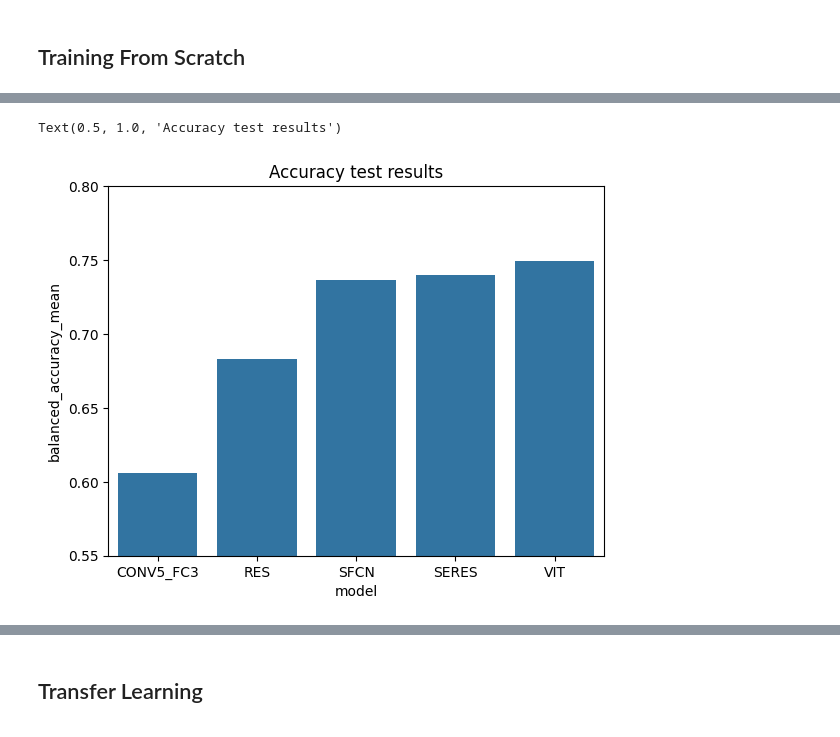
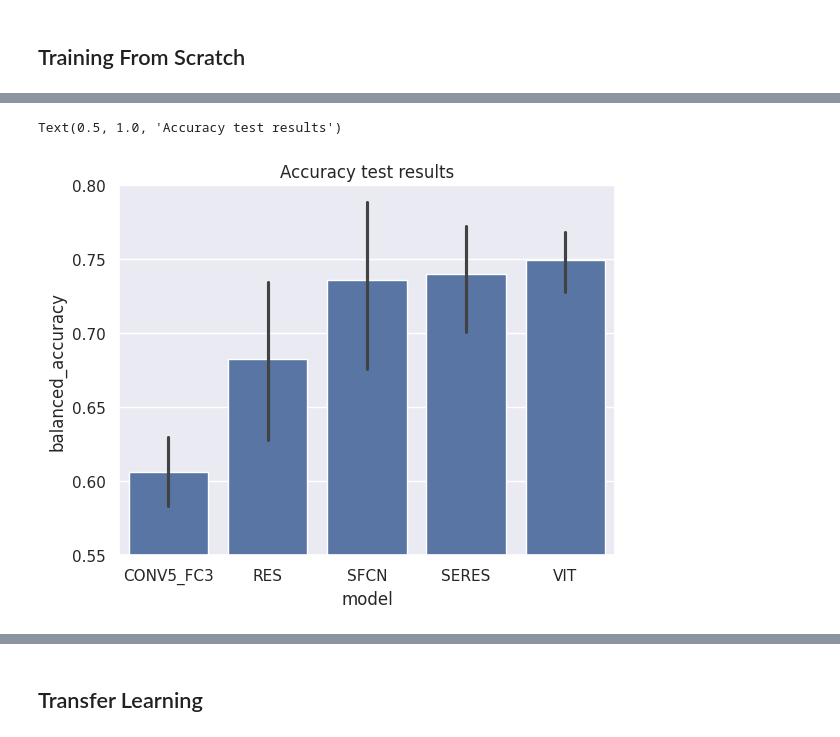
Before and after one commit to chbricout/motiondetector, a Jupyter notebook: notebooks/test_models.ipynb, the cells around one changed output, grey strips where cells are left out. Cells and saved outputs as stored; diff of their text form; code cells hidden in the pictures.

```diff
--- a/notebooks/test_models.ipynb
+++ b/notebooks/test_models.ipynb
@@ -6,5 +6,9 @@ from os import path
 import glob
 import pandas as pd
 import seaborn as sb
+import numpy as np
 from matplotlib import pyplot as plt
+from comet_ml import API
 sys.path.append("..")
+from src import config
+sb.set_theme()
@@ -127,15 +250,33 @@ Text(0.5, 1.0, 'Class 2')
 ## Training From Scratch
 # %%
 full_results = []
+conf_results=[]
 for models_directory in glob.glob(path.join(path_to_test,"scratch", "*")):
-    model, *_ = path.basename(models_directory).split("-")
+    model, run_num = path.basename(models_directory).removesuffix('.ckpt').split("-")
 
     results = pd.read_csv(path.join(models_directory, "mrart_recap.csv"))
     results['model']=model
-    full_results.append(results[['model', 'source','balanced_accuracy','f1_0','f1_1','f1_2']])
+    results['run_num']=int(run_num)
+
+    conf_df = pd.read_csv(path.join(models_directory, "confidence.csv"))
+    row_95 = conf_df[conf_df['threshold_confidence']>0.949].iloc[0]
+    conf_results.append([model, int(run_num), 'conf-95',row_95['balanced_accuracy'], row_95['kept_proportion']])
+    row_99 = conf_df[conf_df['threshold_confidence']>0.989].iloc[0]
+    conf_results.append([model, int(run_num), 'conf-99',row_99['balanced_accuracy'], row_99['kept_proportion']])
+
+    full_results.append(results[['model', 'run_num','source','balanced_accuracy','f1_0','f1_1','f1_2']])
 
 full_results =pd.concat(full_results)
-averaged_res = full_results.groupby(["model","source"], as_index=False).agg(['mean', 'std'])
-averaged_res.columns = ['_'.join(col).strip().strip("_") for col in averaged_res.columns.values]
-averaged_res
+scratch_averaged_res = full_results.groupby(["model","source"], as_index=False).agg(['mean', 'std', 'max'])
+scratch_averaged_res.columns = ['_'.join(col).strip().strip("_") for col in scratch_averaged_res.columns.values]
+simple_scratch = full_results[full_results['source']=='simple']
+
+conf_results = pd.DataFrame(conf_results, columns=['model',  'run_num', 'source','balanced_accuracy','kept_proportion'])
+full_results['kept_proportion']=1
+conf_results = pd.concat([conf_results,full_results[['model', 'run_num', 'source','balanced_accuracy','kept_proportion']]])
+conf_results = conf_results[conf_results['source']!='mcdropout']
+
+exps = api.get_experiments("mrart", "baseline-mrart")
+scratch_ressources_df = get_compute_usage_df(exps)
+conf_results
 # %% [output]
@@ -143,7 +296,9 @@ KeyError: "['source'] not in index"
 # %%
-sb.barplot(averaged_res[averaged_res['source']=='simple'].sort_values("balanced_accuracy_mean"), x="model", y="balanced_accuracy_mean")
+sb.barplot(simple_scratch, x="model", y="balanced_accuracy", order=[
+    'CONV5_FC3', 'RES',  'SFCN', 'SERES','VIT',
+])
 plt.ylim((0.55,0.8))
 plt.title("Accuracy test results")
 # %% [output]
 Text(0.5, 1.0, 'Accuracy test results')
-[figure, old version]
+[figure, new version]
```
Also changed, not shown: parts of 53 cells of this notebook, 31 other files.
